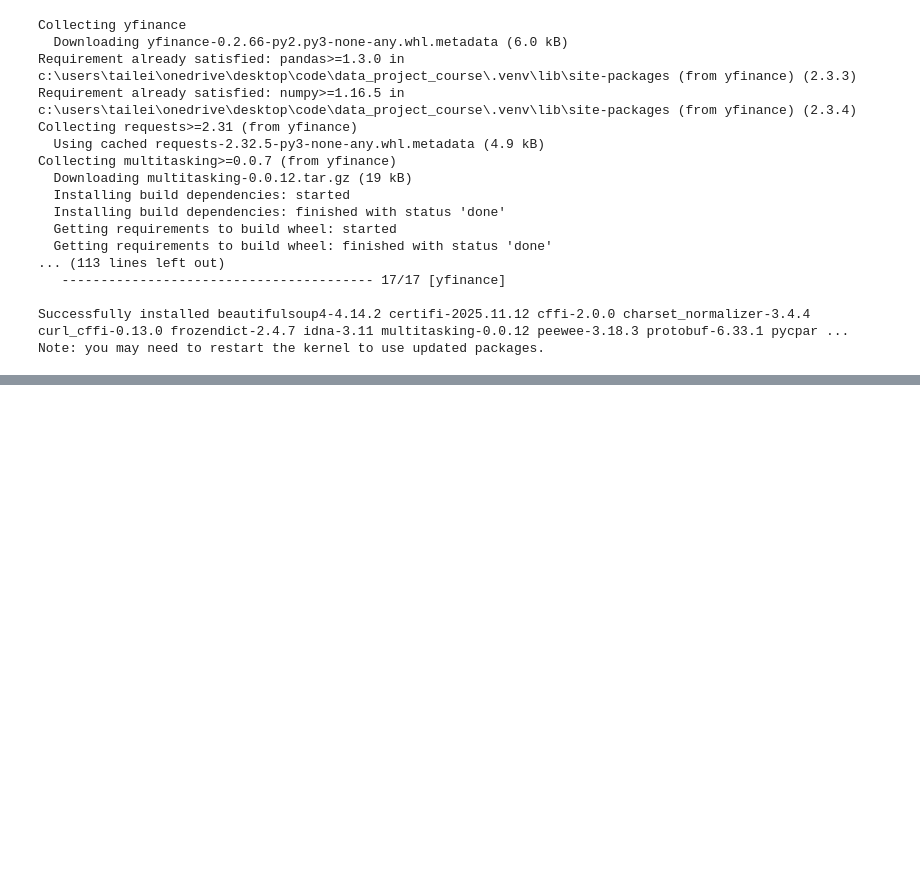
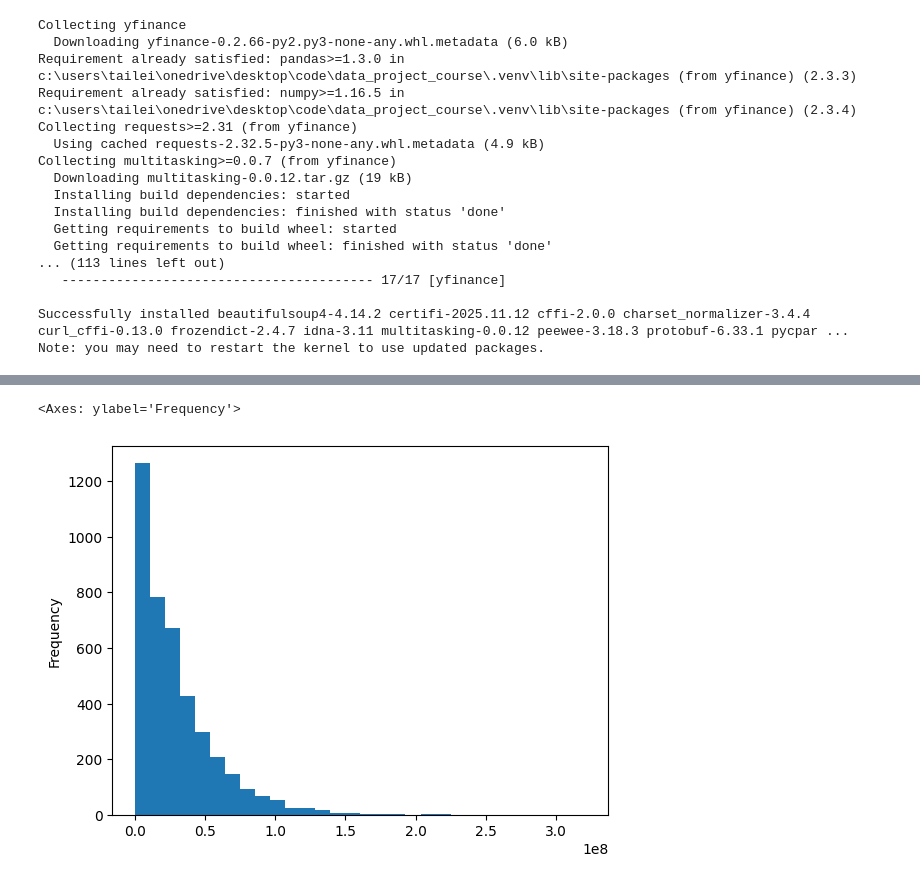
Before and after one commit to tailei124500/data_project_course, a Jupyter notebook: Untitled-1.ipynb, the cells around one changed output, grey strips where cells are left out. Drawn from its saved outputs; the diff is of its cells as text; code cells hidden in the pictures; blank space fills up the shorter version.

```diff
--- a/Untitled-1.ipynb
+++ b/Untitled-1.ipynb
@@ -459,0 +934,5 @@ df
+# %%
+df['Volume'].plot.hist(bins=30) # 直方圖
+# %% [output]
+<Axes: ylabel='Frequency'>
+[figure, added]
```
Also changed, not shown: parts of 33 cells of this notebook, 4 other files.
